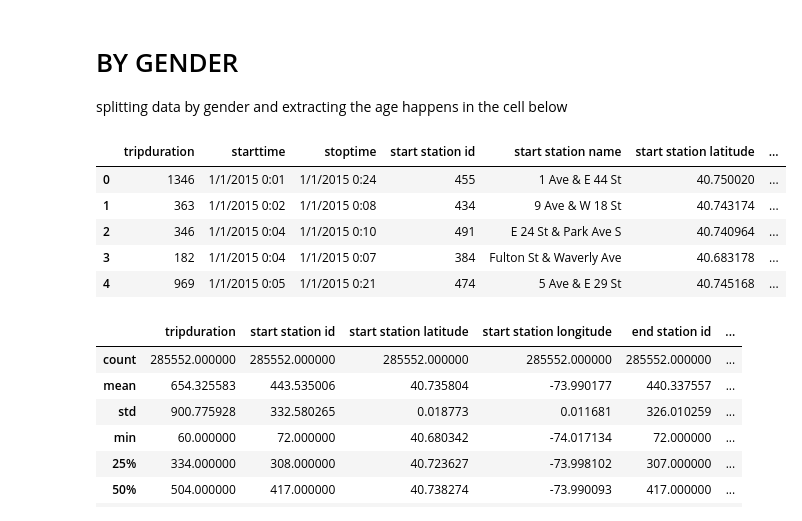
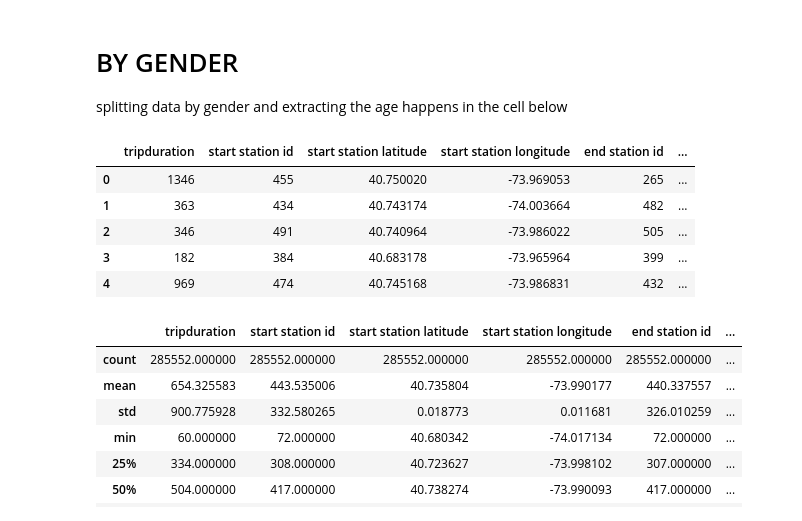
Before and after one commit to overwaterland/PUI2016_hc1924, a Jupyter notebook: HW4_hc1924/HW4_4_hc1924.ipynb, the cells around one changed output. Cells and saved outputs as stored; diff of their text form; code cells hidden in the pictures.

```diff
--- a/HW4_hc1924/HW4_4_hc1924.ipynb
+++ b/HW4_hc1924/HW4_4_hc1924.ipynb
@@ -83,15 +120,16 @@ df['ageM'] = 2015 - df['birth year'][(df['usertype'] == 'Subscriber') & (df['gen
 df['ageF'] = 2015 - df['birth year'][(df['usertype'] == 'Subscriber') & (df['gender'] == 2)]
 # %%
 #dropping some data I no longer need
-#... your code here...
+df.drop(["starttime", "stoptime", "start station name", "end station name", "usertype", "date"],
+        axis = 1, inplace = True)
 df.head()
 # %% [output]
-|  | tripduration | starttime | stoptime | start station id | start station name | start station latitude | ... |
-| 0 | 1346 | 1/1/2015 0:01 | 1/1/2015 0:24 | 455 | 1 Ave & E 44 St | 40.750020 | ... |
-| 1 | 363 | 1/1/2015 0:02 | 1/1/2015 0:08 | 434 | 9 Ave & W 18 St | 40.743174 | ... |
-| 2 | 346 | 1/1/2015 0:04 | 1/1/2015 0:10 | 491 | E 24 St & Park Ave S | 40.740964 | ... |
-| 3 | 182 | 1/1/2015 0:04 | 1/1/2015 0:07 | 384 | Fulton St & Waverly Ave | 40.683178 | ... |
-| 4 | 969 | 1/1/2015 0:05 | 1/1/2015 0:21 | 474 | 5 Ave & E 29 St | 40.745168 | ... |
+|  | tripduration | start station id | start station latitude | start station longitude | end station id | ... |
+| 0 | 1346 | 455 | 40.750020 | -73.969053 | 265 | ... |
+| 1 | 363 | 434 | 40.743174 | -74.003664 | 482 | ... |
+| 2 | 346 | 491 | 40.740964 | -73.986022 | 505 | ... |
+| 3 | 182 | 384 | 40.683178 | -73.965964 | 399 | ... |
+| 4 | 969 | 474 | 40.745168 | -73.986831 | 432 | ... |
 # %%
 #your df should look something like this
 # look at these data carefully... you may see someinteresting values!
```
Also changed, not shown: parts of 23 cells of this notebook.
